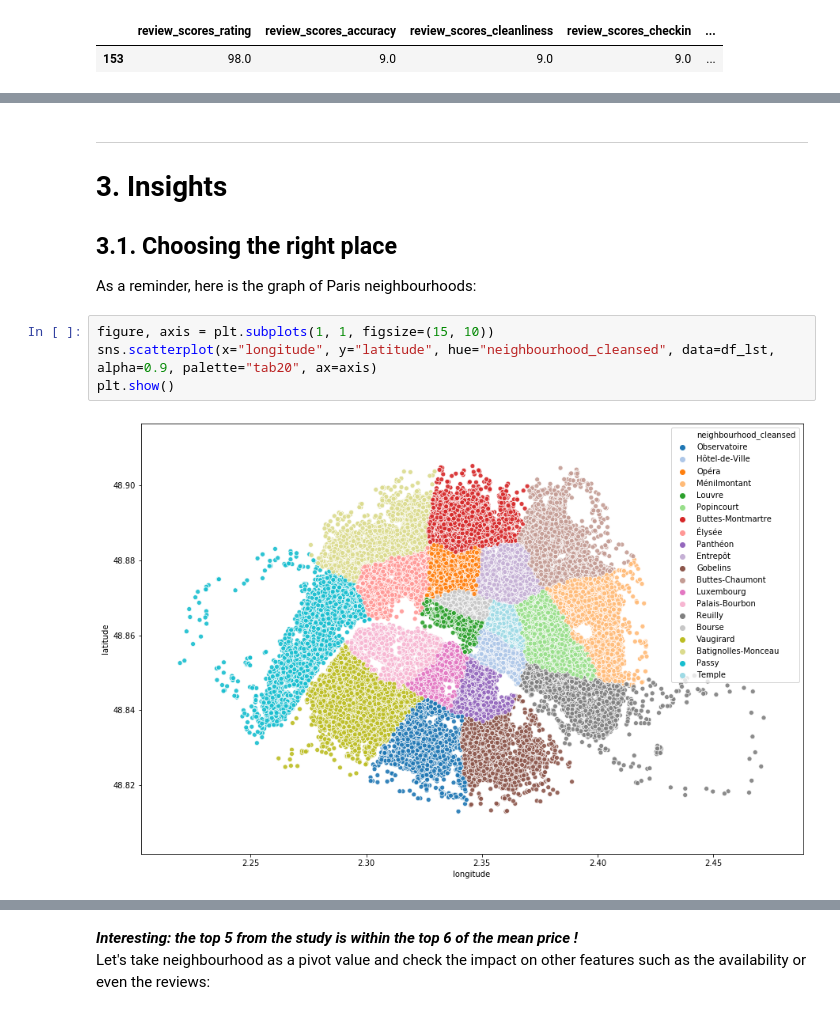
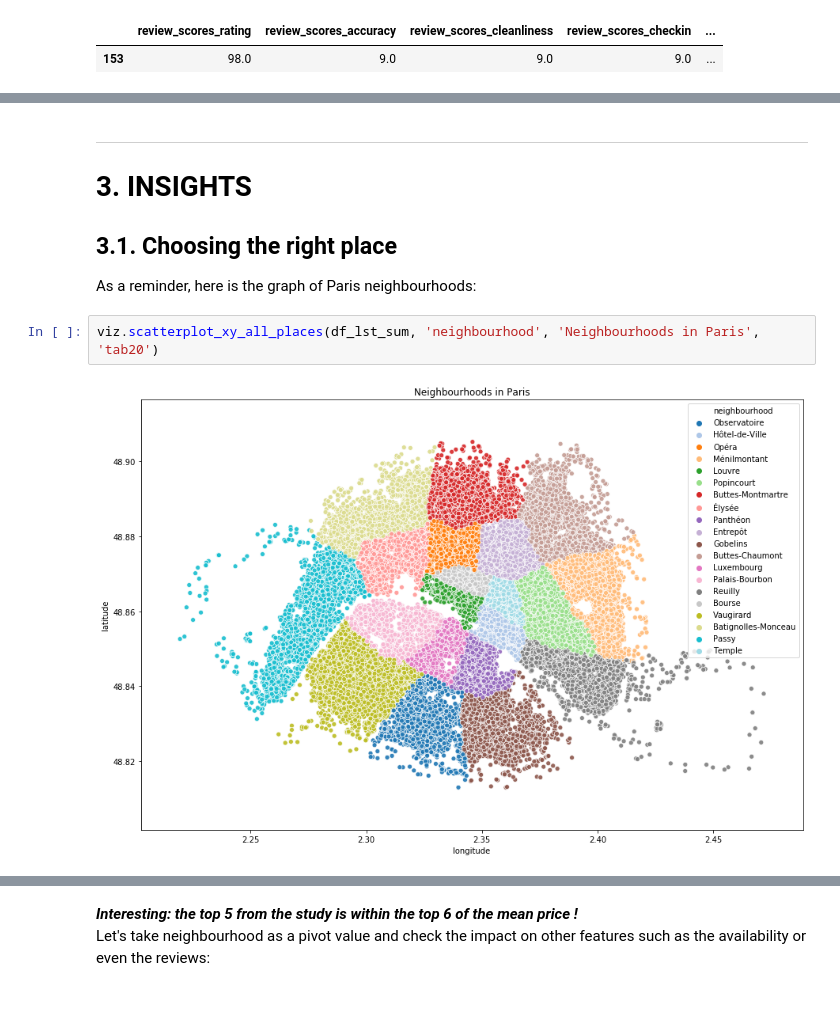
Before and after one commit to nidragedd/udadsnd-p4-airbnb_inside, a Jupyter notebook: notebook/2_Business_Understanding.ipynb, the cells around one changed output, grey strips where cells are left out. Drawn from its saved outputs; the diff is of its cells as text.

```diff
--- a/notebook/2_Business_Understanding.ipynb
+++ b/notebook/2_Business_Understanding.ipynb
@@ -127,14 +134,12 @@ So that, still with the "questioning the service user" scenario, we can give a p
 # %% [markdown]
 ---
-# 3. Insights
+# 3. INSIGHTS
 ## 3.1. Choosing the right place
 As a reminder, here is the graph of Paris neighbourhoods:
-# %%
-figure, axis = plt.subplots(1, 1, figsize=(15, 10))
-sns.scatterplot(x="longitude", y="latitude", hue="neighbourhood_cleansed", data=df_lst, alpha=0.9, palette="tab20", ax=axis)
-plt.show()
-# %% [output]
-[figure, removed]
+# %%
+viz.scatterplot_xy_all_places(df_lst_sum, 'neighbourhood', 'Neighbourhoods in Paris', 'tab20')
+# %% [output]
+[figure, added]
 # %% [markdown]
 It is written in this [french study](https://edito.seloger.com/actualites/barometre-lpi-seloger/paris-quel-prix-immobilier-dans-votre-arrondissement-article-31984.html) published in April 2019 that _"the price of real estate has reached stratospheric levels and totally disconnected from residents' incomes. But what are the prices, neighbourhood per neighbourhood ?"_
 And it comes with an image displaying the mean price in euros per square meter if you would like to buy in Paris. Here it is:
```
Also changed, not shown: parts of 40 cells of this notebook, 8 other files.
